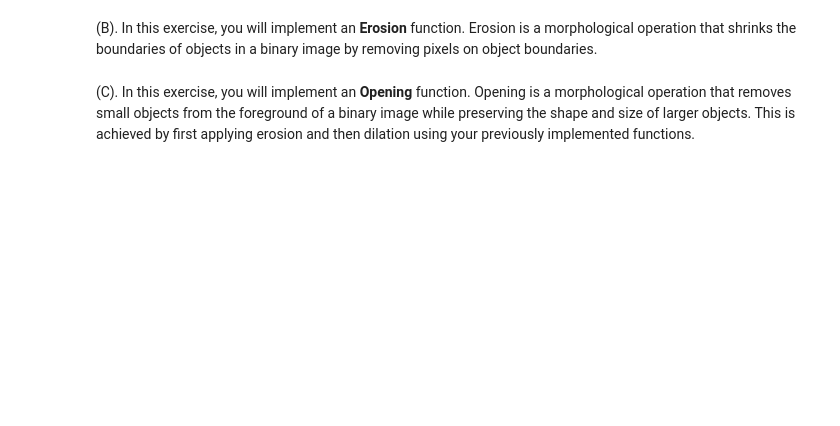
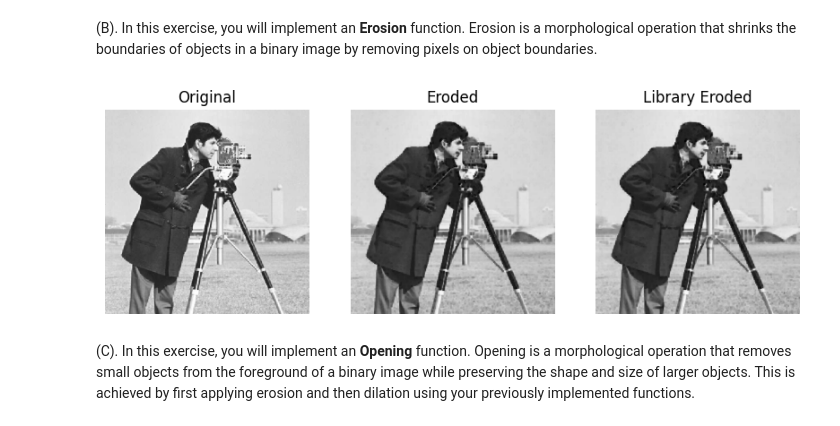
Before and after one commit to EricPrz/Proyecto-2-Vision-Por-Computador, a Jupyter notebook: Project2.ipynb, the cells around one changed output. Saved outputs shown, nothing was run; the diff lists cells and outputs as text; code cells hidden in the pictures; blank space fills up the shorter version.

```diff
--- a/Project2.ipynb
+++ b/Project2.ipynb
@@ -191,23 +231,65 @@ dilated_image = dilation(image, kernel)
 # %% [markdown]
 (B). In this exercise, you will implement an **Erosion** function. Erosion is a morphological operation that shrinks the boundaries of objects in a binary image by removing pixels on object boundaries.
-# %%
-# Load an image
-image = ...
-
-# Define a kernel (e.g., 3x3 square kernel)
-kernel = ...
-
-def erosion(image, kernel):
-
-    # Your code goes here!
-
-    return eroded_image
-
-# Apply your erosion function
-eroded_image = erosion(image, kernel)
-
-# Display the image and eroded image
-# Your code goes here!
+# %%
+# Load an image
+image = cv2.imread("./images/cameraman.png", 0)
+
+# Define a kernel (e.g., 3x3 square kernel)
+kernel = np.ones((3, 3))
+
+# Function to divide the image into multiple subimages.
+def sliding_window_erosion(image, kernel):
+
+    kernel_y = kernel.shape[0]
+    kernel_x = kernel.shape[1]
+
+    y, x = np.shape(image)
+    cols = int(np.floor(((x - kernel_x)) + 1))
+    rows = int(np.floor(((y - kernel_y)) + 1))
+
+    subimages = np.zeros((rows, cols))
+    for j in range(rows):
+        j_start = j
+        j_end = j_start + kernel_y
+        for i in range(cols):
+            i_start= i
+            i_end = i_start + kernel_x
+            subimages[j, i] = int(np.min(image[j_start:j_end, i_start:i_end] * kernel))   # ← Fórmula de dilatación
+            # subimages[j, i] = int(np.sum(kernel * image[j_start:j_end, i_start:i_end]))
+
+    return subimages
+
+def erosion(image, kernel):
+    M = cv2.getStructuringElement(cv2.MORPH_RECT, kernel.shape)
+    dilated_image = sliding_window_erosion(image, M)
+
+    return dilated_image
+
+# Apply your dilation function
+eroded_image = erosion(image, kernel)
+
+
+
+# Display the image and dilated image
+# Your code goes here!
+
+fig, ax = plt.subplots(1, 3, figsize=(10, 5))
+ax[0].imshow(image, cmap='gray', vmin=0, vmax=255)
+ax[0].set_title("Original")
+ax[0].axis("off")
+# Your code goes here!
+ax[1].imshow(eroded_image, cmap='gray', vmin=0, vmax=255)
+ax[1].set_title("Eroded")
+ax[1].axis("off")
+
+library_eroded = cv2.erode(image, kernel, iterations=1)
+
+ax[2].imshow(library_eroded, cmap='gray', vmin=0, vmax=255)
+ax[2].set_title("Library Eroded")
+ax[2].axis("off")
+fig.show()
+# %% [output]
+[figure, added]
 # %% [markdown]
 (C). In this exercise, you will implement an **Opening** function. Opening is a morphological operation that removes small objects from the foreground of a binary image while preserving the shape and size of larger objects. This is achieved by first applying erosion and then dilation using your previously implemented functions.
 # %%
```
Also changed, not shown: parts of 5 cells of this notebook.
